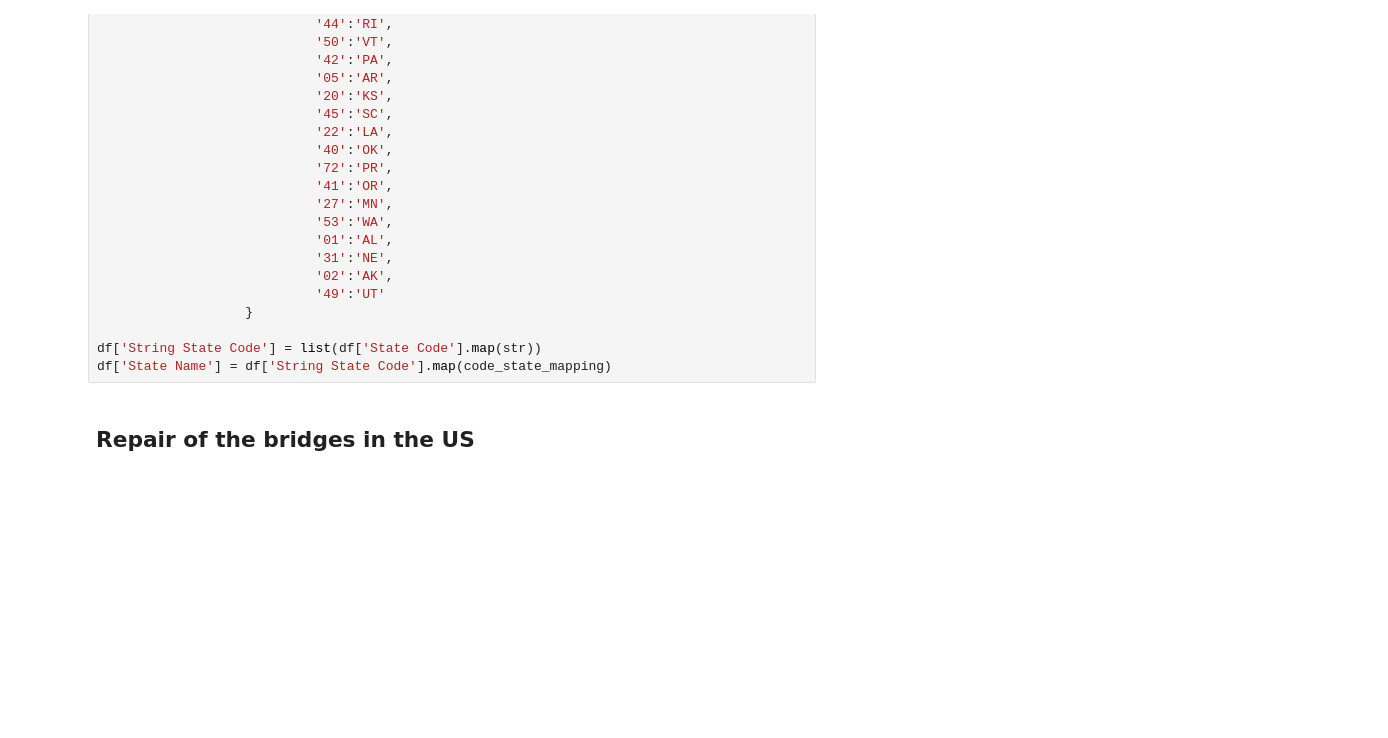
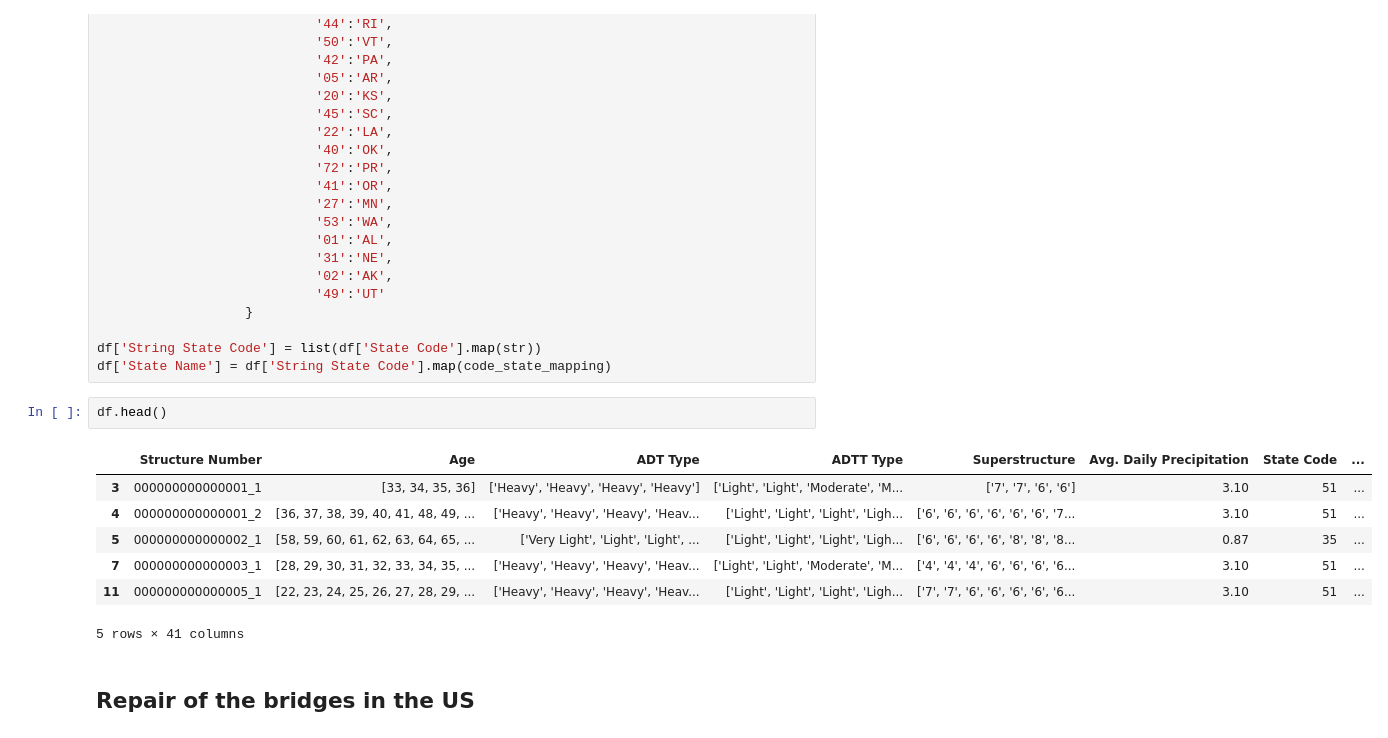
Before and after one commit to kaleoyster/nbi-predictive-analysis, a Jupyter notebook: Exploration of NBI data from maintenance stand point of view.ipynb, the cells around one changed output. Drawn from its saved outputs; the diff is of its cells as text; blank space fills up the shorter version.

```diff
--- a/Exploration of NBI data from maintenance stand point of view.ipynb
+++ b/Exploration of NBI data from maintenance stand point of view.ipynb
@@ -174,6 +174,16 @@ code_state_mapping = {'25':'MA',
 
 df['String State Code'] = list(df['State Code'].map(str))
 df['State Name'] = df['String State Code'].map(code_state_mapping)
+# %%
+df.head()
+# %% [output]
+|  | Structure Number | Age | ADT Type | ADTT Type | Superstructure | Avg. Daily Precipitation | State Code | ... |
+| 3 | 000000000000001_1 | [33, 34, 35, 36] | ['Heavy', 'Heavy', 'Heavy', 'Heavy'] | ['Light', 'Light', 'Moderate', 'M... | ['7', '7', '6', '6'] | 3.10 | 51 | ... |
+| 4 | 000000000000001_2 | [36, 37, 38, 39, 40, 41, 48, 49, ... | ['Heavy', 'Heavy', 'Heavy', 'Heav... | ['Light', 'Light', 'Light', 'Ligh... | ['6', '6', '6', '6', '6', '6', '7... | 3.10 | 51 | ... |
+| 5 | 000000000000002_1 | [58, 59, 60, 61, 62, 63, 64, 65, ... | ['Very Light', 'Light', 'Light', ... | ['Light', 'Light', 'Light', 'Ligh... | ['6', '6', '6', '6', '8', '8', '8... | 0.87 | 35 | ... |
+| 7 | 000000000000003_1 | [28, 29, 30, 31, 32, 33, 34, 35, ... | ['Heavy', 'Heavy', 'Heavy', 'Heav... | ['Light', 'Light', 'Moderate', 'M... | ['4', '4', '4', '6', '6', '6', '6... | 3.10 | 51 | ... |
+| 11 | 000000000000005_1 | [22, 23, 24, 25, 26, 27, 28, 29, ... | ['Heavy', 'Heavy', 'Heavy', 'Heav... | ['Light', 'Light', 'Light', 'Ligh... | ['7', '7', '6', '6', '6', '6', '6... | 3.10 | 51 | ... |
+5 rows × 41 columns
 # %% [markdown]
 ## Repair of the bridges in the US
 # %%
```
